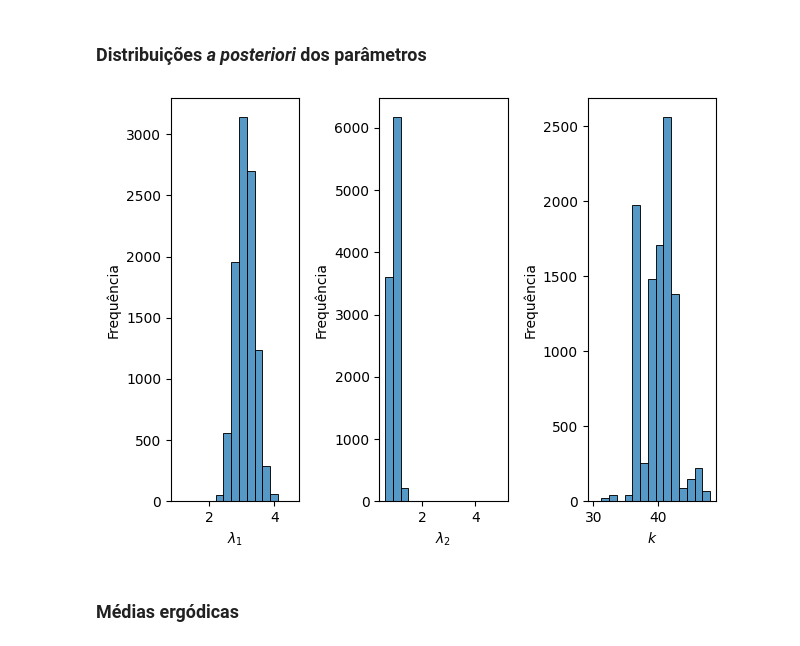
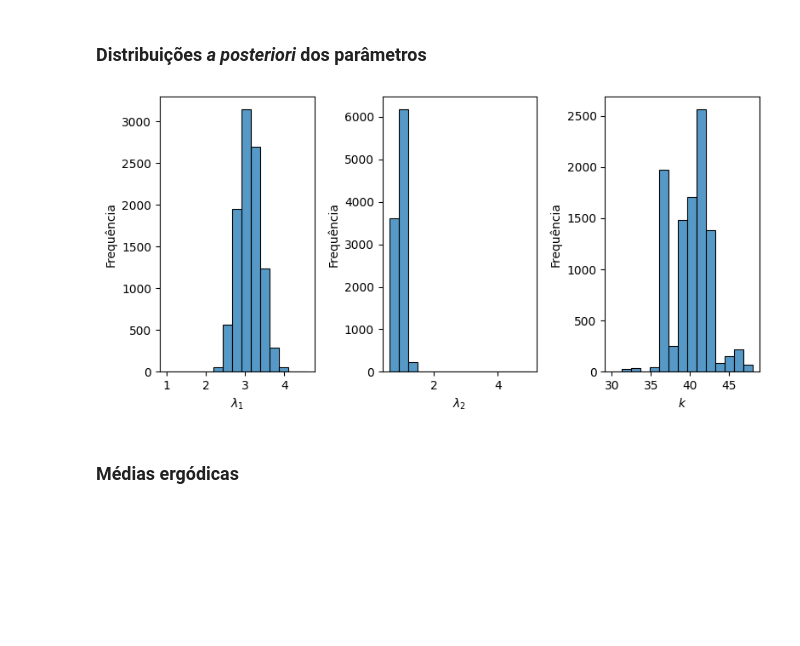
Before and after one commit to mvbdf/amostrador_gibbs-metropolis, a Jupyter notebook: codigo.ipynb, the cells around one changed output. Saved outputs shown, nothing was run; the diff lists cells and outputs as text; code cells hidden in the pictures; blank space fills up the shorter version.

```diff
--- a/codigo.ipynb
+++ b/codigo.ipynb
@@ -10,17 +10,21 @@ np.random.seed(123)
 # %% [markdown]
 ## Implementação do amostrador
 # %%
-# Razão do núcleo da condicional completa de k nos pontos do observação
-# proposta (y) e do último valor aceito (k)
 def k_kernel_ratio(y, k, lambda1, lambda2, X):
-    return lambda1**(sum(X[0:y]) - sum(X[0:k])) *\
-                lambda2**(sum(X[y:112]) - sum(X[k:112])) *\
-                np.exp((k-y)*(lambda1-lambda2))
+    """Razão do núcleo da condicional completa de K nos pontos do observação
+    proposta (y) e do último valor aceito (k)
+    """
+    return (lambda1**(sum(X[0:y]) - sum(X[0:k]))
+            * lambda2**(sum(X[y:112]) - sum(X[k:112]))
+            * np.exp((k-y)*(lambda1-lambda2)))
 
-# Amostrador
-# shape1: parâmetro de forma das distribuições a priori de lambda1 e lambda2
-# shape2: parâmetro de forma da distribuição a priori de alpha
 def amostrador(shape1, shape2, X, R):
+    """Amostrador
+
+    Parâmetros:
+    shape1 -- parâmetro de forma das distribuições a priori de lambda1 e lambda2
+    shape2 -- parâmetro de forma da distribuição a priori de alpha
+    """
     lambda1 = np.zeros(R)
     lambda2 = np.zeros(R)
     alpha = np.zeros(R)
@@ -82,14 +86,16 @@ for i in range(len(names)):
 # %% [markdown]
 ### Distribuições _a posteriori_ dos parâmetros
 # %%
+plt.figure(figsize=(8, 4))
 for i in range(len(names)-1):
     plt.subplot(1,3, i+1)
     sns.histplot(cadeias.iloc[:,i], bins = 'sturges')
     plt.xlabel(names[i])
     plt.ylabel("Frequência")
 plt.tight_layout()
+# plt.savefig("hist.pdf")
 # %% [output]
-[figure, old version]
+[figure, new version]
 # %% [markdown]
 ### Médias ergódicas
 # %%
```
